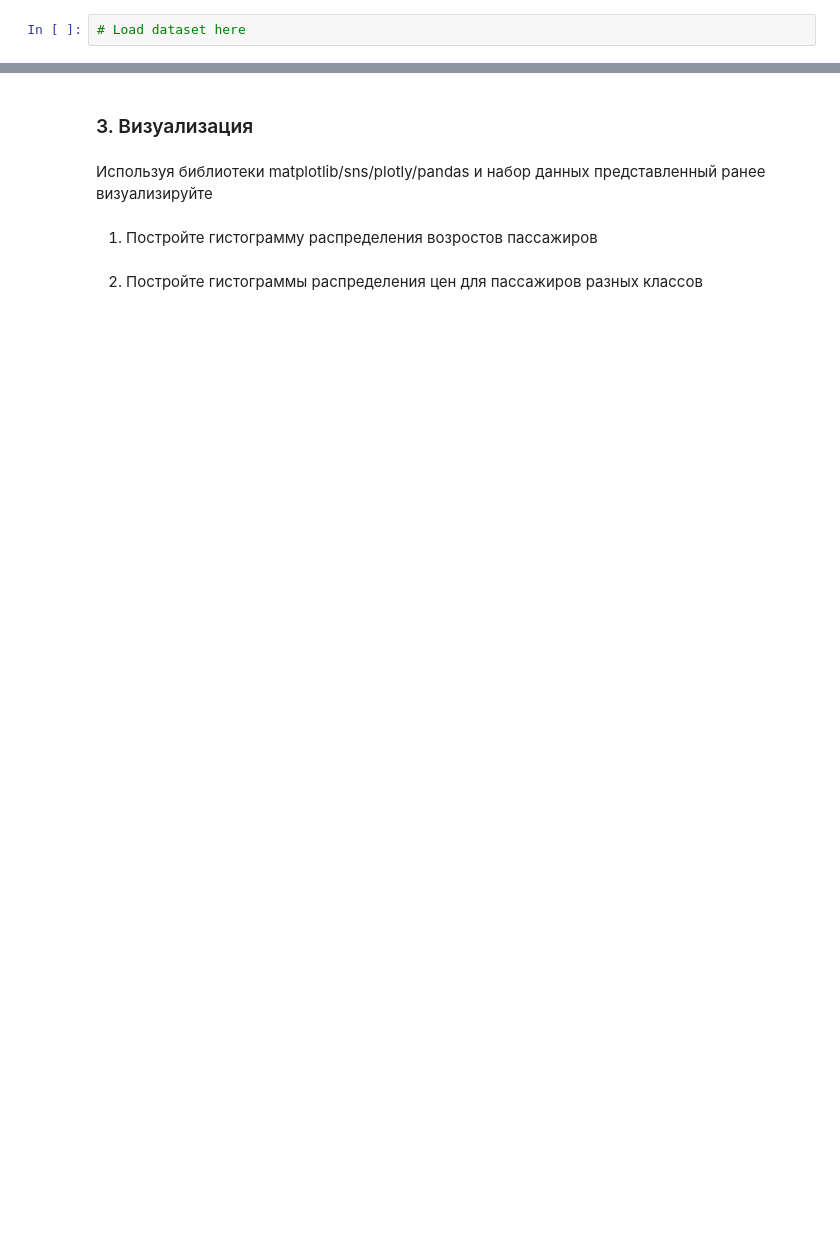
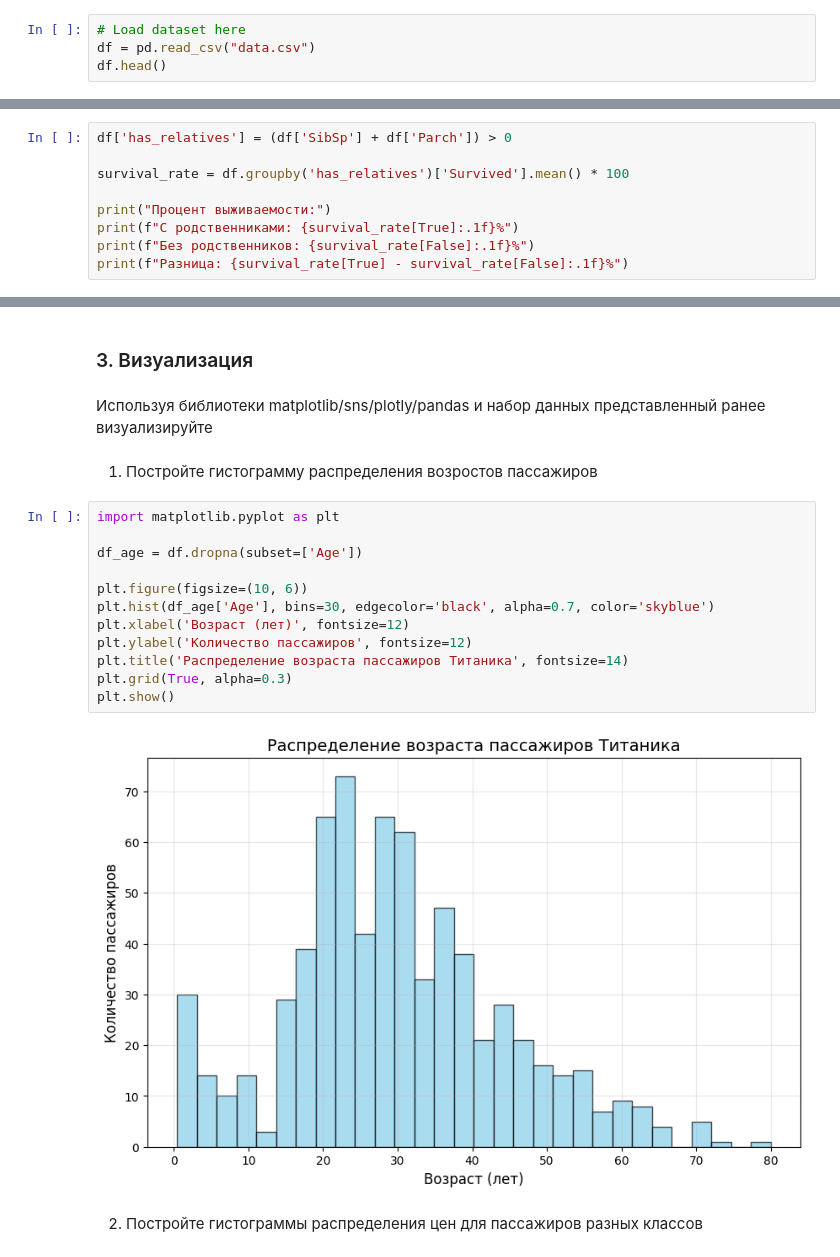
Before and after one commit to Edward-Leopold/ml, a Jupyter notebook: hw1/Lab1_5.ipynb, the cells around one changed output, grey strips where cells are left out. Cells and saved outputs as stored; diff of their text form; blank space fills up the shorter version.

```diff
--- a/hw1/Lab1_5.ipynb
+++ b/hw1/Lab1_5.ipynb
@@ -150,3 +150,5 @@ Embarked - причал отбытия. C = Cherbourg Q = Queenstown S = Southam
 import pandas as pd
 # %%
 # Load dataset here
+df = pd.read_csv("data.csv")
+df.head()
@@ -165,2 +237,11 @@ import pandas as pd
 # %% [markdown]
 7. Различается ли процент выживаемости пассажиров с хотя бы одним родственником на борту и одиночек?
+# %%
+df['has_relatives'] = (df['SibSp'] + df['Parch']) > 0
+
+survival_rate = df.groupby('has_relatives')['Survived'].mean() * 100
+
+print("Процент выживаемости:")
+print(f"С родственниками: {survival_rate[True]:.1f}%")
+print(f"Без родственников: {survival_rate[False]:.1f}%")
+print(f"Разница: {survival_rate[True] - survival_rate[False]:.1f}%")
@@ -176,5 +305,19 @@ import pandas as pd
 Используя библиотеки matplotlib/sns/plotly/pandas и набор данных представленный ранее визуализируйте
 # %% [markdown]
 1. Постройте гистограмму распределения возростов пассажиров
+# %%
+import matplotlib.pyplot as plt
+
+df_age = df.dropna(subset=['Age'])
+
+plt.figure(figsize=(10, 6))
+plt.hist(df_age['Age'], bins=30, edgecolor='black', alpha=0.7, color='skyblue')
+plt.xlabel('Возраст (лет)', fontsize=12)
+plt.ylabel('Количество пассажиров', fontsize=12)
+plt.title('Распределение возраста пассажиров Титаника', fontsize=14)
+plt.grid(True, alpha=0.3)
+plt.show()
+# %% [output]
+[figure, added]
 # %% [markdown]
 2. Постройте гистограммы распределения цен для пассажиров разных классов
```
Also changed, not shown: parts of 17 cells of this notebook, 1 other file.
